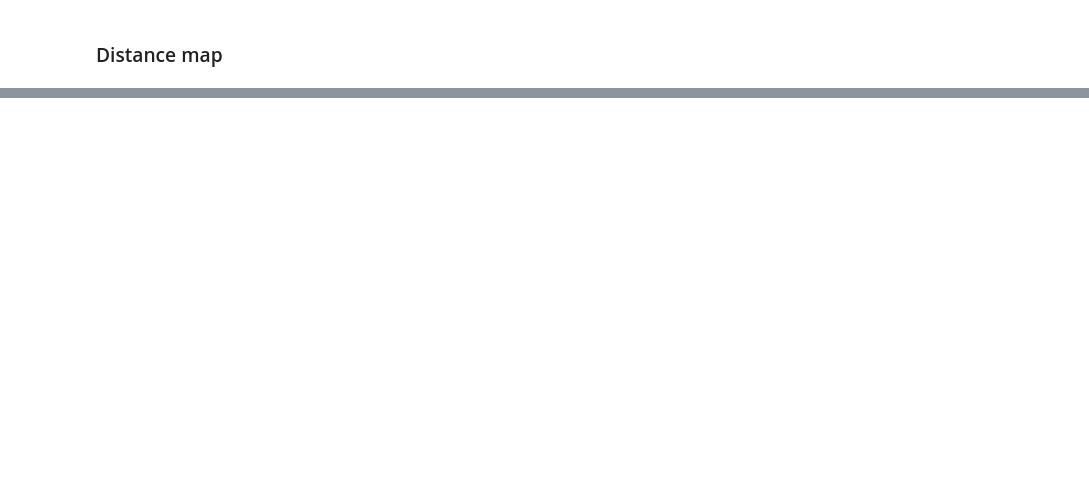
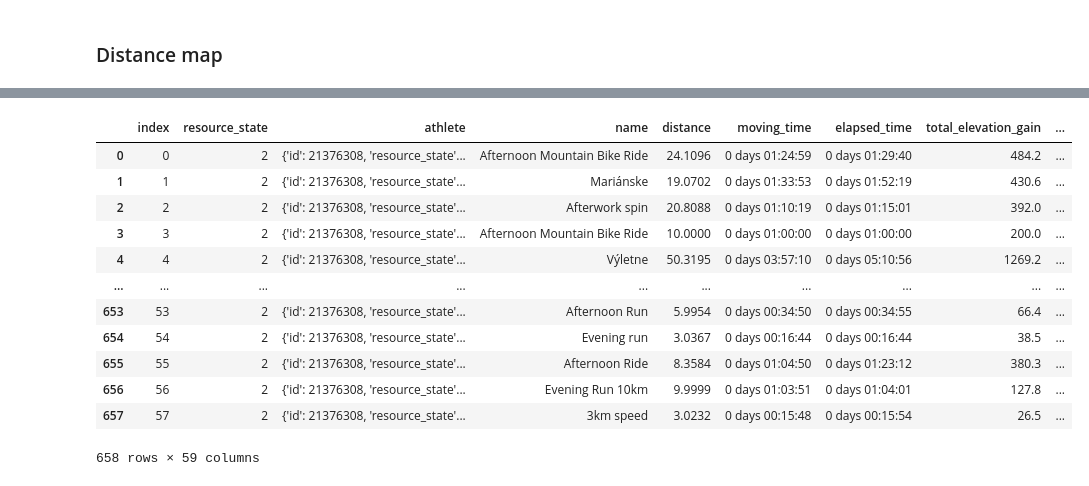
Before and after one commit to Radluy/Stravalytics, a Jupyter notebook: visualize.ipynb, the cells around one changed output, grey strips where cells are left out. Saved outputs shown, nothing was run; the diff lists cells and outputs as text; code cells hidden in the pictures; blank space fills up the shorter version.

```diff
--- a/visualize.ipynb
+++ b/visualize.ipynb
@@ -541,0 +548,20 @@ plt.savefig(path.join(FIGURES, f"activity_map.png"), dpi=1200)
+# %%
+mask = df['type']=='Run'
+df.loc[~mask, 'trail_run'] = None
+df.loc[mask, 'trail_run'] = run_df['trail_run']
+display(df)
+df.to_csv('final_dataset.csv')
+# %% [output]
+|  | index | resource_state | athlete | name | distance | moving_time | elapsed_time | total_elevation_gain | ... |
+| 0 | 0 | 2 | {'id': 21376308, 'resource_state'... | Afternoon Mountain Bike Ride | 24.1096 | 0 days 01:24:59 | 0 days 01:29:40 | 484.2 | ... |
+| 1 | 1 | 2 | {'id': 21376308, 'resource_state'... | Mariánske | 19.0702 | 0 days 01:33:53 | 0 days 01:52:19 | 430.6 | ... |
+| 2 | 2 | 2 | {'id': 21376308, 'resource_state'... | Afterwork spin | 20.8088 | 0 days 01:10:19 | 0 days 01:15:01 | 392.0 | ... |
+| 3 | 3 | 2 | {'id': 21376308, 'resource_state'... | Afternoon Mountain Bike Ride | 10.0000 | 0 days 01:00:00 | 0 days 01:00:00 | 200.0 | ... |
+| 4 | 4 | 2 | {'id': 21376308, 'resource_state'... | Výletne | 50.3195 | 0 days 03:57:10 | 0 days 05:10:56 | 1269.2 | ... |
+| ... | ... | ... | ... | ... | ... | ... | ... | ... | ... |
+| 653 | 53 | 2 | {'id': 21376308, 'resource_state'... | Afternoon Run | 5.9954 | 0 days 00:34:50 | 0 days 00:34:55 | 66.4 | ... |
+| 654 | 54 | 2 | {'id': 21376308, 'resource_state'... | Evening run | 3.0367 | 0 days 00:16:44 | 0 days 00:16:44 | 38.5 | ... |
+| 655 | 55 | 2 | {'id': 21376308, 'resource_state'... | Afternoon Ride | 8.3584 | 0 days 01:04:50 | 0 days 01:23:12 | 380.3 | ... |
+| 656 | 56 | 2 | {'id': 21376308, 'resource_state'... | Evening Run 10km | 9.9999 | 0 days 01:03:51 | 0 days 01:04:01 | 127.8 | ... |
+| 657 | 57 | 2 | {'id': 21376308, 'resource_state'... | 3km speed | 3.0232 | 0 days 00:15:48 | 0 days 00:15:54 | 26.5 | ... |
+658 rows × 59 columns
```
Also changed, not shown: parts of 10 cells of this notebook, 1 other file.
